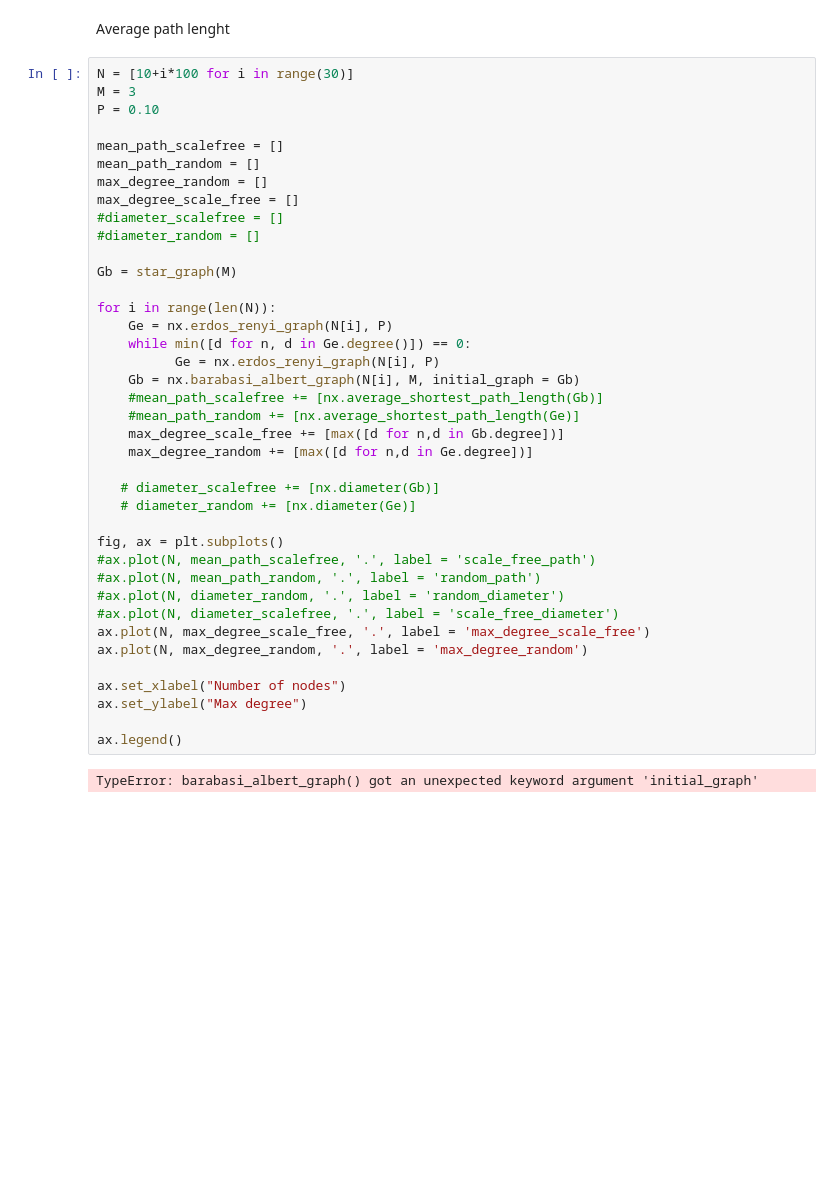
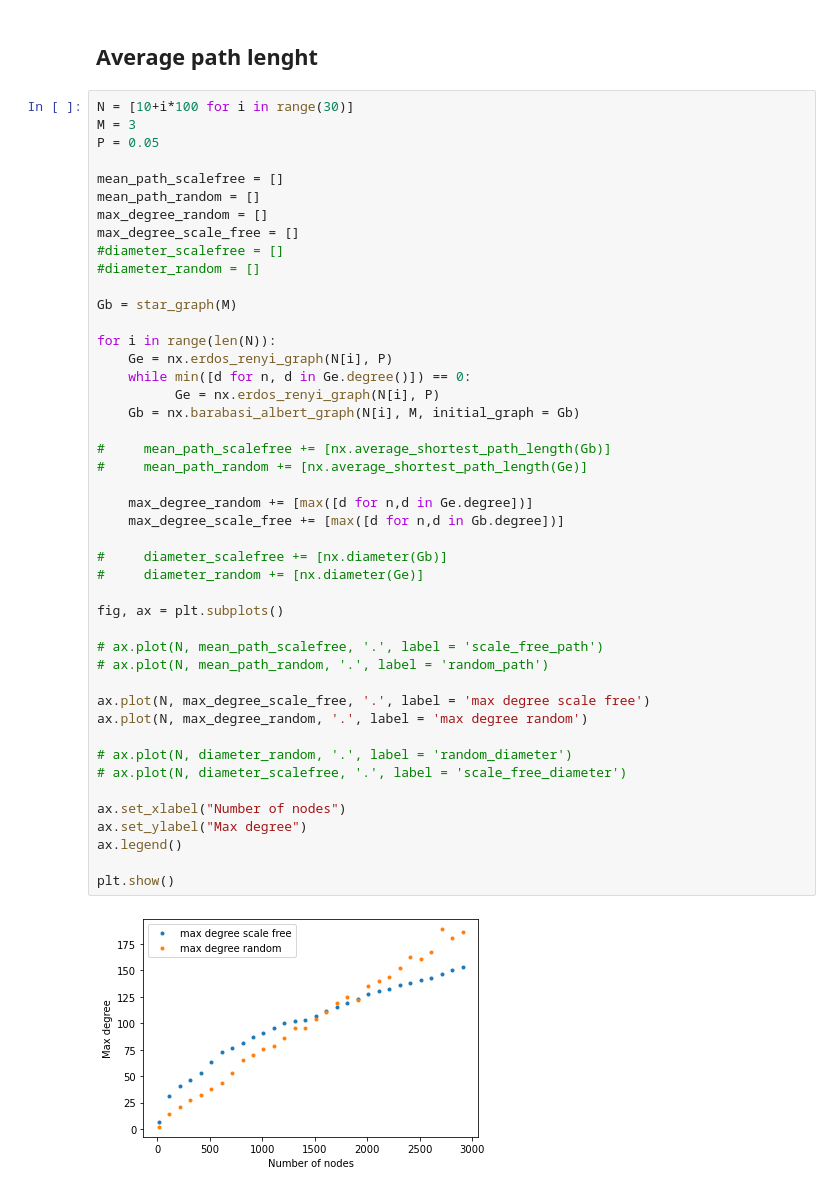
Before and after one commit to Ferri-00/Esame-Complessi, a Jupyter notebook: NetworkProperty.ipynb, the cells around one changed output. Drawn from its saved outputs; the diff is of its cells as text; blank space fills up the shorter version.

```diff
--- a/NetworkProperty.ipynb
+++ b/NetworkProperty.ipynb
@@ -240,44 +259,50 @@ Power_divergenceResult(statistic=0.11011365917093796, pvalue=1.0)
 # %% [markdown]
-Average path lenght
+## Average path lenght
 # %%
 N = [10+i*100 for i in range(30)]
 M = 3
-P = 0.10
+P = 0.05
 
 mean_path_scalefree = []
 mean_path_random = []
 max_degree_random = []
 max_degree_scale_free = []
 #diameter_scalefree = []
 #diameter_random = []
 
 Gb = star_graph(M)
 
 for i in range(len(N)):
     Ge = nx.erdos_renyi_graph(N[i], P)
     while min([d for n, d in Ge.degree()]) == 0:
           Ge = nx.erdos_renyi_graph(N[i], P)
     Gb = nx.barabasi_albert_graph(N[i], M, initial_graph = Gb)
-    #mean_path_scalefree += [nx.average_shortest_path_length(Gb)]
-    #mean_path_random += [nx.average_shortest_path_length(Ge)]
+
+#     mean_path_scalefree += [nx.average_shortest_path_length(Gb)]
+#     mean_path_random += [nx.average_shortest_path_length(Ge)]
+
+    max_degree_random += [max([d for n,d in Ge.degree])]
     max_degree_scale_free += [max([d for n,d in Gb.degree])]
-    max_degree_random += [max([d for n,d in Ge.degree])]
 
-   # diameter_scalefree += [nx.diameter(Gb)]
-   # diameter_random += [nx.diameter(Ge)]
+#     diameter_scalefree += [nx.diameter(Gb)]
+#     diameter_random += [nx.diameter(Ge)]
 
 fig, ax = plt.subplots()
-#ax.plot(N, mean_path_scalefree, '.', label = 'scale_free_path')
-#ax.plot(N, mean_path_random, '.', label = 'random_path')
-#ax.plot(N, diameter_random, '.', label = 'random_diameter')
-#ax.plot(N, diameter_scalefree, '.', label = 'scale_free_diameter')
-ax.plot(N, max_degree_scale_free, '.', label = 'max_degree_scale_free')
-ax.plot(N, max_degree_random, '.', label = 'max_degree_random')
+
+# ax.plot(N, mean_path_scalefree, '.', label = 'scale_free_path')
+# ax.plot(N, mean_path_random, '.', label = 'random_path')
+
+ax.plot(N, max_degree_scale_free, '.', label = 'max degree scale free')
+ax.plot(N, max_degree_random, '.', label = 'max degree random')
+
+# ax.plot(N, diameter_random, '.', label = 'random_diameter')
+# ax.plot(N, diameter_scalefree, '.', label = 'scale_free_diameter')
 
 ax.set_xlabel("Number of nodes")
 ax.set_ylabel("Max degree")
+ax.legend()
 
-ax.legend()
+plt.show()
 # %% [output]
-TypeError: barabasi_albert_graph() got an unexpected keyword argument 'initial_graph'
+[figure, added]
 # %%
```
Also changed, not shown: parts of 20 cells of this notebook.
